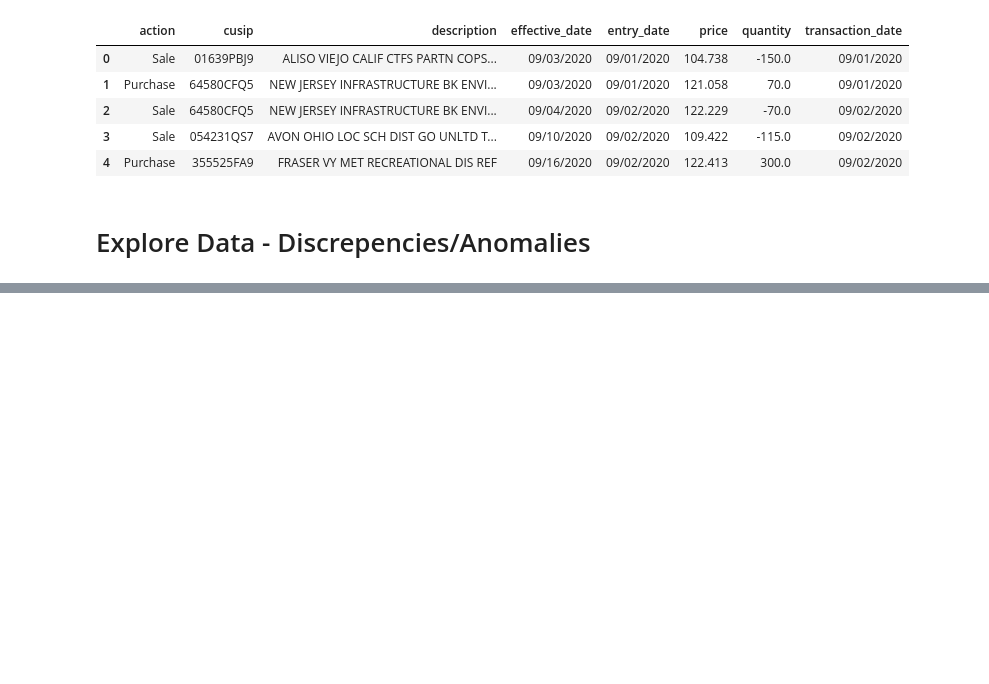
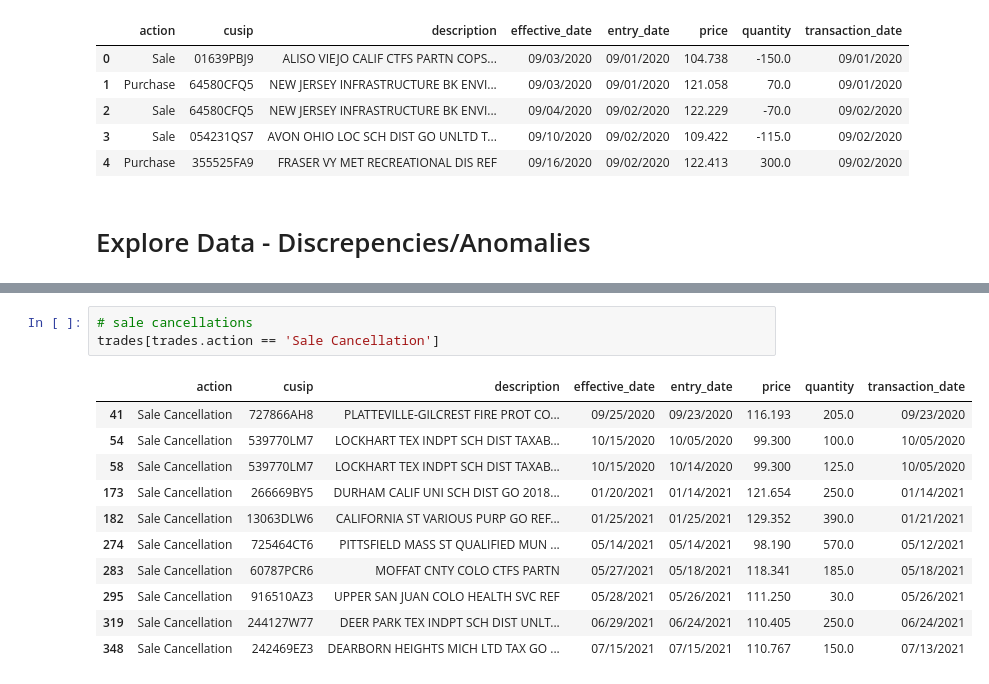
Before and after one commit to albertopuentes/small-side-projects, a Jupyter notebook: Sample_Trade_History_Monitor.ipynb, the cells around one changed output, grey strips where cells are left out. Saved outputs shown, nothing was run; the diff lists cells and outputs as text; blank space fills up the shorter version.

```diff
--- a/Sample_Trade_History_Monitor.ipynb
+++ b/Sample_Trade_History_Monitor.ipynb
@@ -100,0 +121,15 @@ trades[trades.transaction_date != trades.entry_date]
+# %%
+# sale cancellations
+trades[trades.action == 'Sale Cancellation']
+# %% [output]
+|  | action | cusip | description | effective_date | entry_date | price | quantity | transaction_date |
+| 41 | Sale Cancellation | 727866AH8 | PLATTEVILLE-GILCREST FIRE PROT CO... | 09/25/2020 | 09/23/2020 | 116.193 | 205.0 | 09/23/2020 |
+| 54 | Sale Cancellation | 539770LM7 | LOCKHART TEX INDPT SCH DIST TAXAB... | 10/15/2020 | 10/05/2020 | 99.300 | 100.0 | 10/05/2020 |
+| 58 | Sale Cancellation | 539770LM7 | LOCKHART TEX INDPT SCH DIST TAXAB... | 10/15/2020 | 10/14/2020 | 99.300 | 125.0 | 10/05/2020 |
+| 173 | Sale Cancellation | 266669BY5 | DURHAM CALIF UNI SCH DIST GO 2018... | 01/20/2021 | 01/14/2021 | 121.654 | 250.0 | 01/14/2021 |
+| 182 | Sale Cancellation | 13063DLW6 | CALIFORNIA ST VARIOUS PURP GO REF... | 01/25/2021 | 01/25/2021 | 129.352 | 390.0 | 01/21/2021 |
+| 274 | Sale Cancellation | 725464CT6 | PITTSFIELD MASS ST QUALIFIED MUN ... | 05/14/2021 | 05/14/2021 | 98.190 | 570.0 | 05/12/2021 |
+| 283 | Sale Cancellation | 60787PCR6 | MOFFAT CNTY COLO CTFS PARTN | 05/27/2021 | 05/18/2021 | 118.341 | 185.0 | 05/18/2021 |
+| 295 | Sale Cancellation | 916510AZ3 | UPPER SAN JUAN COLO HEALTH SVC REF | 05/28/2021 | 05/26/2021 | 111.250 | 30.0 | 05/26/2021 |
+| 319 | Sale Cancellation | 244127W77 | DEER PARK TEX INDPT SCH DIST UNLT... | 06/29/2021 | 06/24/2021 | 110.405 | 250.0 | 06/24/2021 |
+| 348 | Sale Cancellation | 242469EZ3 | DEARBORN HEIGHTS MICH LTD TAX GO ... | 07/15/2021 | 07/15/2021 | 110.767 | 150.0 | 07/13/2021 |
```
Also changed, not shown: parts of 2 cells of this notebook.
